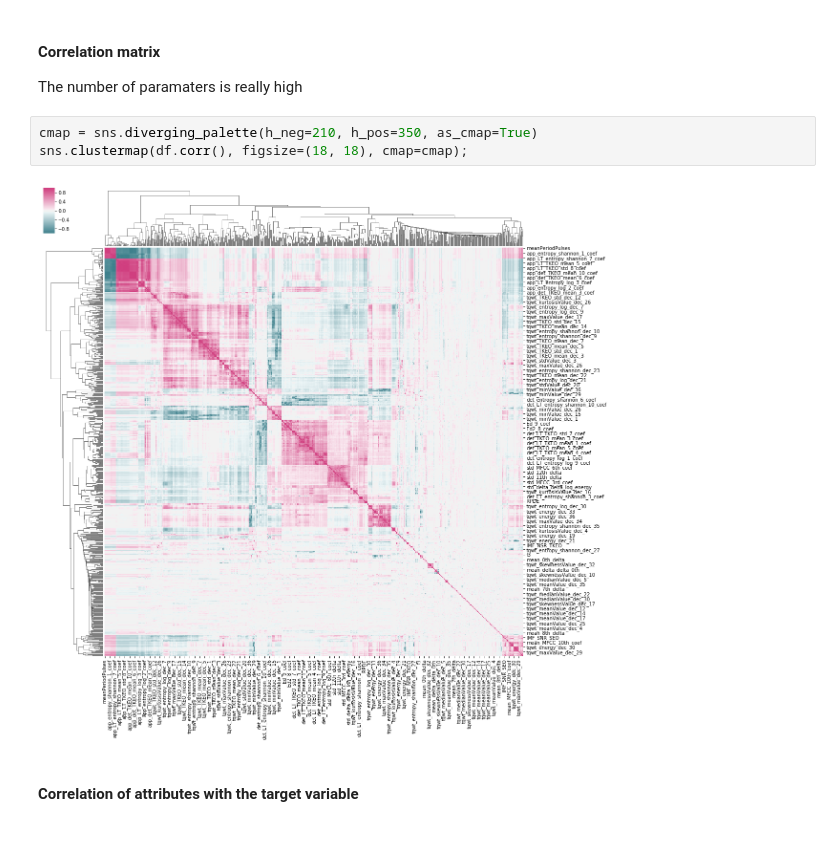
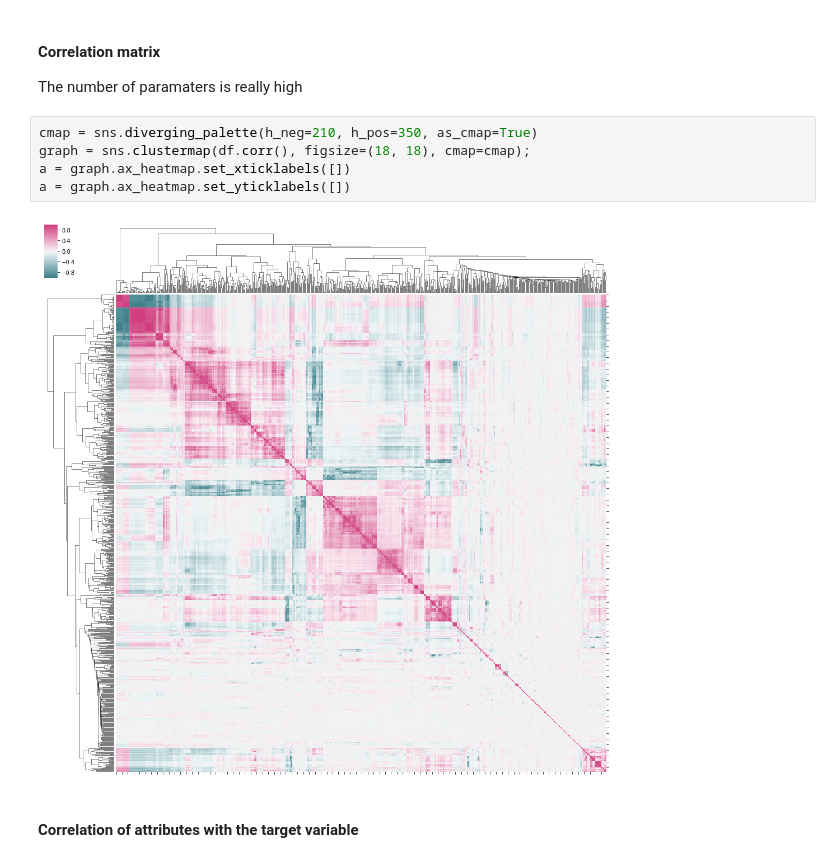
Before and after one commit to mskl/ist-mi-cdadosi7, a Jupyter notebook: project/matyas_project.ipynb, the cells around one changed output. Drawn from its saved outputs; the diff is of its cells as text.

```diff
--- a/project/matyas_project.ipynb
+++ b/project/matyas_project.ipynb
@@ -142,9 +142,11 @@ plt.show()
 The number of paramaters is really high
 # %%
 cmap = sns.diverging_palette(h_neg=210, h_pos=350, as_cmap=True)
-sns.clustermap(df.corr(), figsize=(18, 18), cmap=cmap);
+graph = sns.clustermap(df.corr(), figsize=(18, 18), cmap=cmap);
+a = graph.ax_heatmap.set_xticklabels([])
+a = graph.ax_heatmap.set_yticklabels([])
 # %% [output]
-[figure, old version]
+[figure, new version]
 # %% [markdown]
 #### Correlation of attributes with the target variable
 # %%
```
Also changed, not shown: parts of 50 cells of this notebook.
